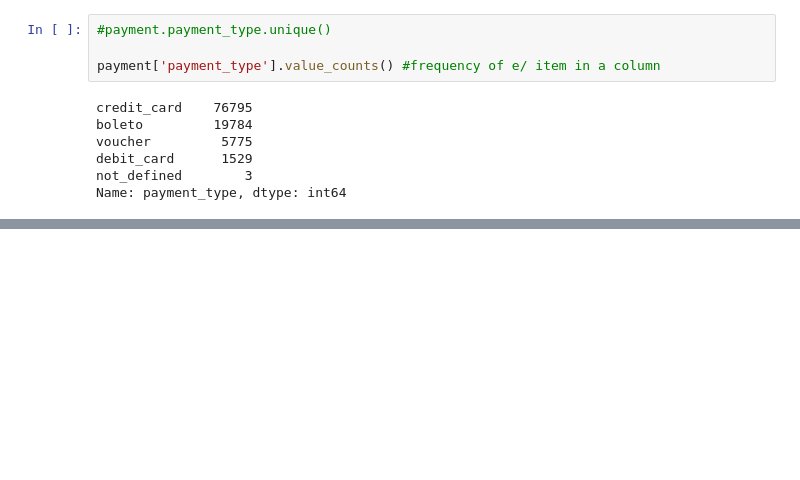
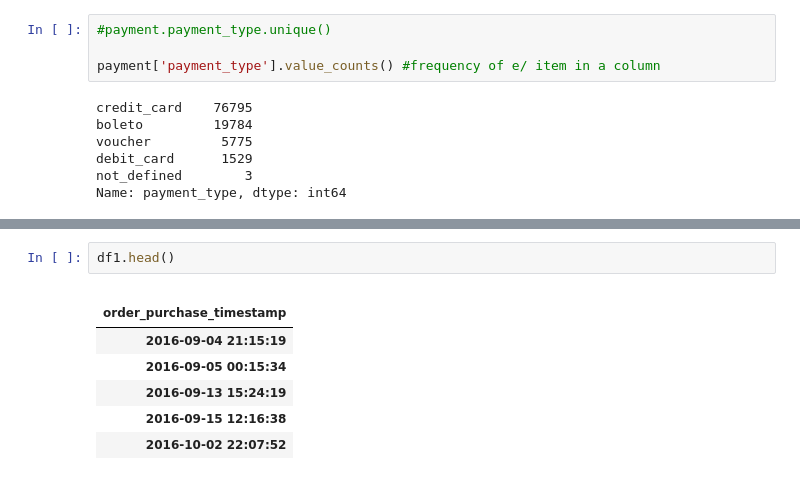
Before and after one commit to jorellano/E_commerce, a Jupyter notebook: EDA.ipynb, the cells around one changed output, grey strips where cells are left out. Saved outputs shown, nothing was run; the diff lists cells and outputs as text; blank space fills up the shorter version.

```diff
--- a/EDA.ipynb
+++ b/EDA.ipynb
@@ -240,0 +276,10 @@ AttributeError: 'tuple' object has no attribute 'imfo'
+# %%
+df1.head()
+# %% [output]
+|  |
+| order_purchase_timestamp |
+| 2016-09-04 21:15:19 |
+| 2016-09-05 00:15:34 |
+| 2016-09-13 15:24:19 |
+| 2016-09-15 12:16:38 |
+| 2016-10-02 22:07:52 |
```
Also changed, not shown: parts of 18 cells of this notebook, 3 other files.
